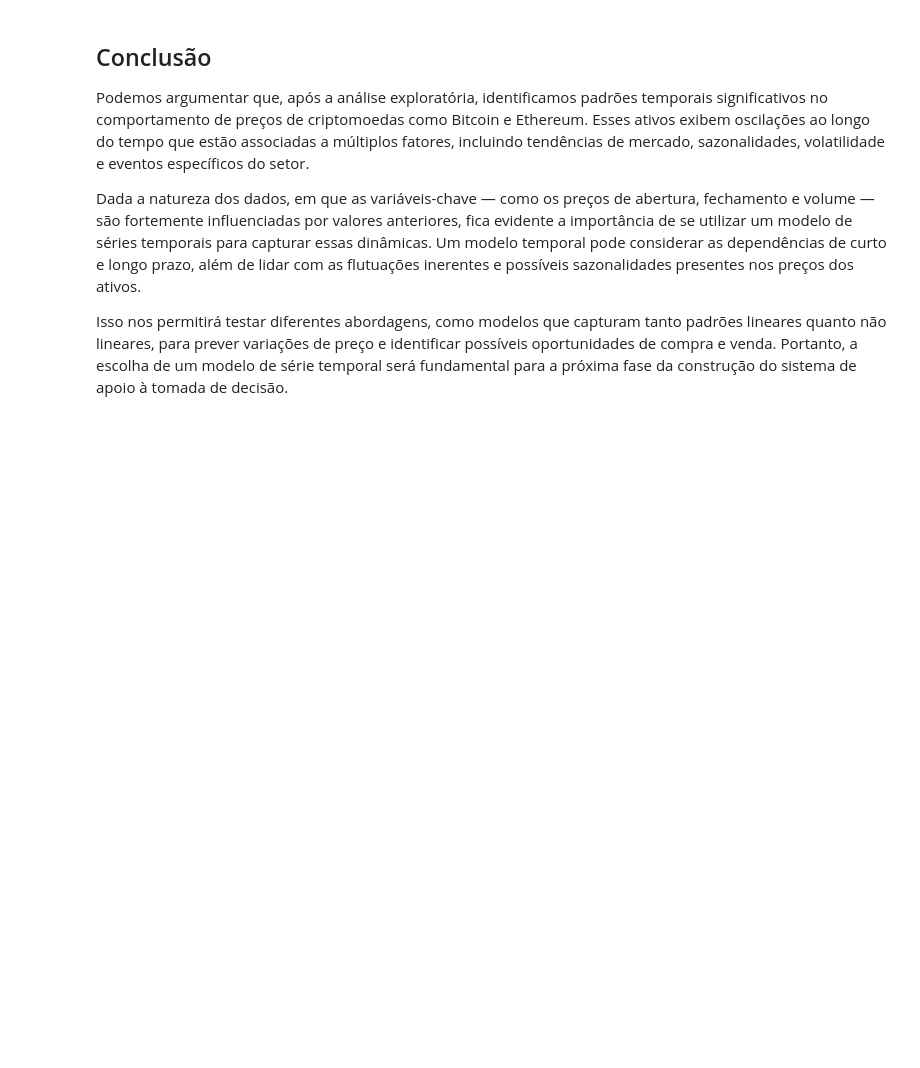
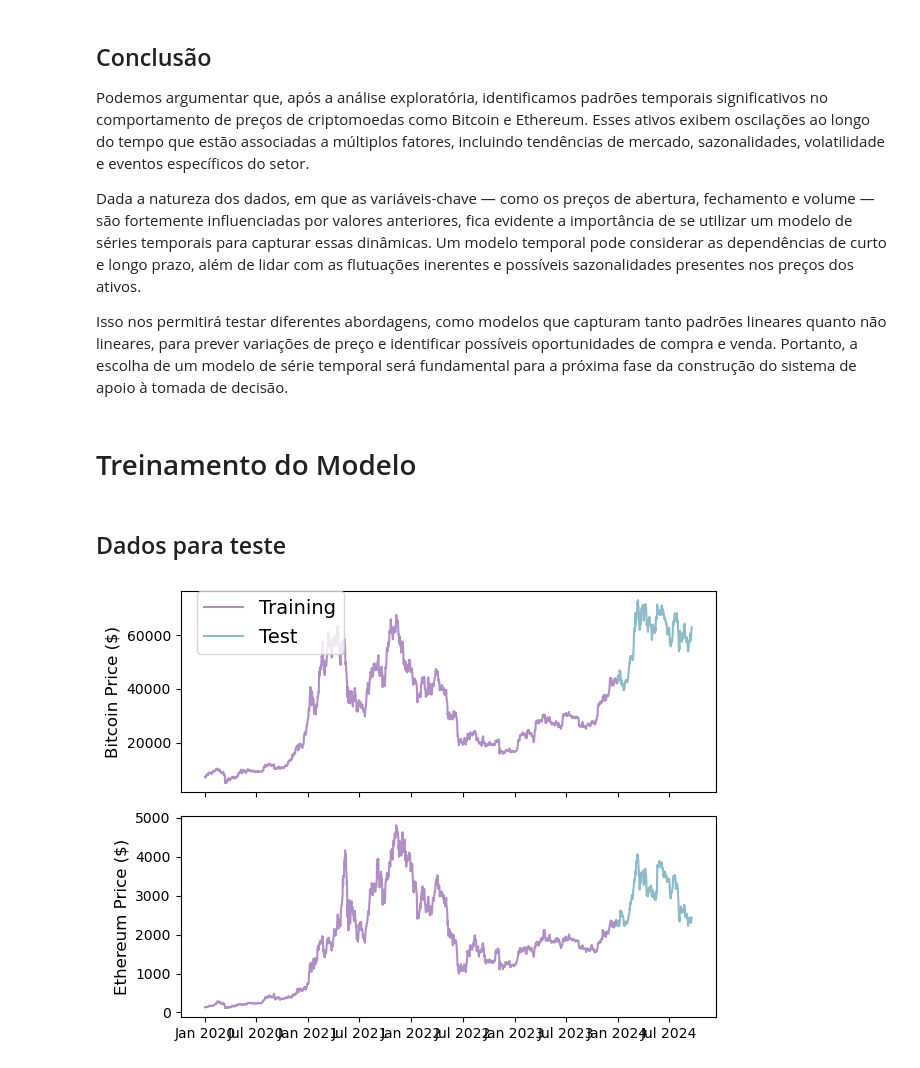
Before and after one commit to lidiamariano/Tomada-de-decis-es-para-investimento-em-cripto-ativos, a Jupyter notebook: src/notebook/predicting-crypto.ipynb, the cells around one changed output. Cells and saved outputs as stored; diff of their text form; code cells hidden in the pictures; blank space fills up the shorter version.

Commit message:
feat:adiciona modelo

```diff
--- a/src/notebook/predicting-crypto.ipynb
+++ b/src/notebook/predicting-crypto.ipynb
@@ -19,9 +48,6 @@ def load_crypto_data(ticker, start_date):
   # Formatando os dados: converte o índice (Date) em uma coluna separada
   df = df.reset_index()
 
-  # Adiciona uma coluna de volume formatada como int64 (yfinance já importa o volume em um formato correto)
-  df['Volume'] = df['Volume'].astype('int64')
-
   # Exibe informações do DataFrame
   df.info()
 
@@ -176,3 +253,50 @@ Podemos argumentar que, após a análise exploratória, identificamos padrões t
 Dada a natureza dos dados, em que as variáveis-chave — como os preços de abertura, fechamento e volume — são fortemente influenciadas por valores anteriores, fica evidente a importância de se utilizar um modelo de séries temporais para capturar essas dinâmicas. Um modelo temporal pode considerar as dependências de curto e longo prazo, além de lidar com as flutuações inerentes e possíveis sazonalidades presentes nos preços dos ativos.
 
 Isso nos permitirá testar diferentes abordagens, como modelos que capturam tanto padrões lineares quanto não lineares, para prever variações de preço e identificar possíveis oportunidades de compra e venda. Portanto, a escolha de um modelo de série temporal será fundamental para a próxima fase da construção do sistema de apoio à tomada de decisão.
+# %% [markdown]
+# Treinamento do Modelo
+# %% [markdown]
+## Dados para teste
+# %%
+split_date = '2024-01-01'
+
+# Configuração dos gráficos
+fig, (ax1, ax2) = plt.subplots(2, 1)
+
+# Definir ticks nos eixos x para os dois gráficos
+ax1.set_xticks([datetime.date(i, j, 1) for i in range(2013, 2025) for j in [1, 7]])
+ax1.set_xticklabels('')
+ax2.set_xticks([datetime.date(i, j, 1) for i in range(2013, 2025) for j in [1, 7]])
+ax2.set_xticklabels([datetime.date(i, j, 1).strftime('%b %Y') for i in range(2013, 2025) for j in [1, 7]])
+
+# Gráfico para Bitcoin
+ax1.plot(pd.to_datetime(market_df[market_df['Date'] < split_date]['Date']),
+         market_df[market_df['Date'] < split_date]['Close_btc'],
+         color='#B08FC7', label='Training')
+
+ax1.plot(pd.to_datetime(market_df[market_df['Date'] >= split_date]['Date']),
+         market_df[market_df['Date'] >= split_date]['Close_btc'],
+         color='#8FBAC8', label='Test')
+
+# Gráfico para Ethereum
+ax2.plot(pd.to_datetime(market_df[market_df['Date'] < split_date]['Date']),
+         market_df[market_df['Date'] < split_date]['Close_eth'],
+         color='#B08FC7')
+
+ax2.plot(pd.to_datetime(market_df[market_df['Date'] >= split_date]['Date']),
+         market_df[market_df['Date'] >= split_date]['Close_eth'],
+         color='#8FBAC8')
+
+# Configuração dos eixos e rótulos
+ax1.set_xticklabels('')
+ax1.set_ylabel('Bitcoin Price ($)', fontsize=12)
+ax2.set_ylabel('Ethereum Price ($)', fontsize=12)
+plt.tight_layout()
+
+# Legenda do gráfico 1
+ax1.legend(bbox_to_anchor=(0.03, 1), loc=2, borderaxespad=0., prop={'size': 14})
+
+# Mostrar gráfico
+plt.show()
+# %% [output]
+[figure, added]
```
Also changed, not shown: parts of 30 cells of this notebook, 3 other files.
